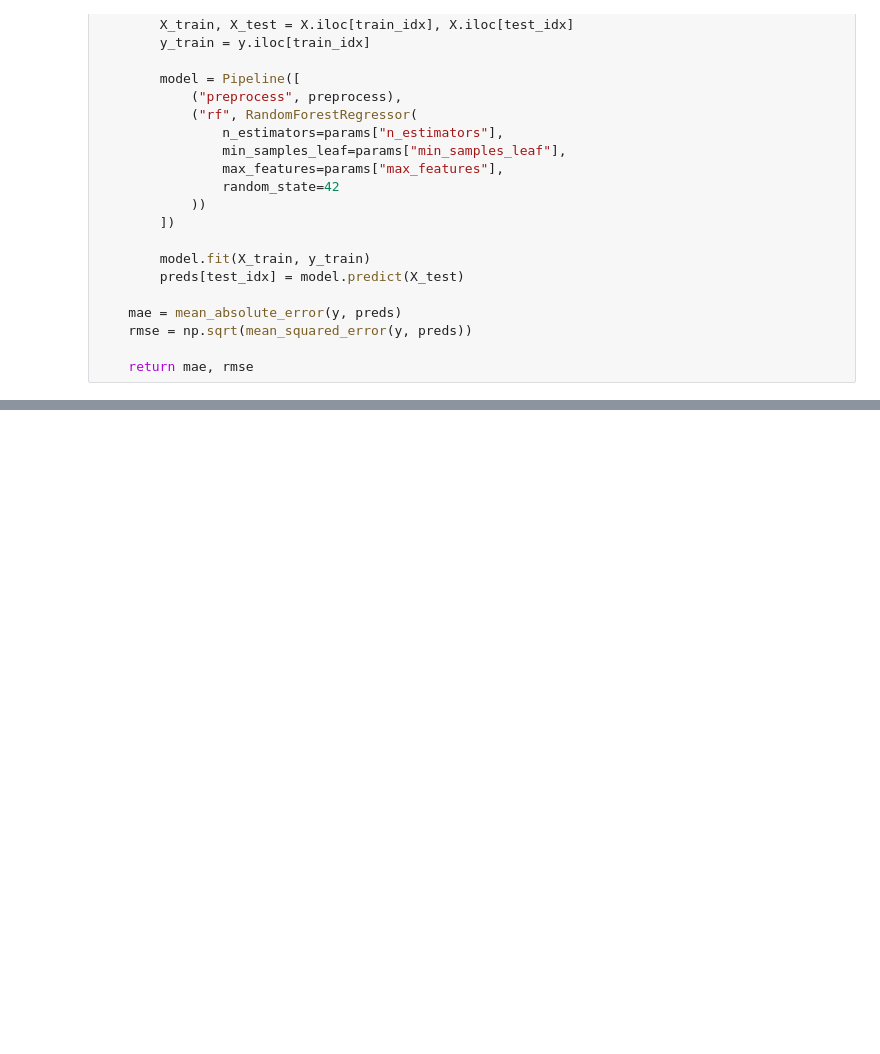
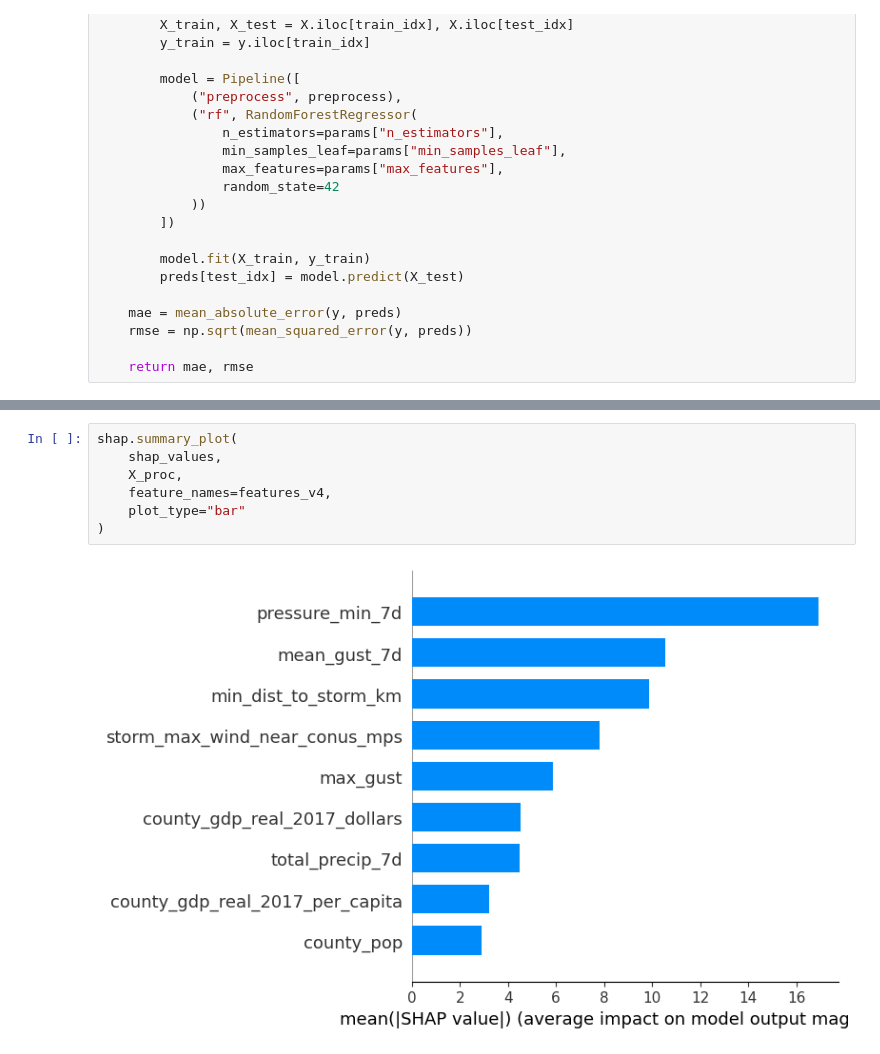
Before and after one commit to lukemccarvill/outage-recovery-forecasting, a Jupyter notebook: python_scripts/RF_v4.ipynb, the cells around one changed output, grey strips where cells are left out. Cells and saved outputs as stored; diff of their text form; blank space fills up the shorter version.

```diff
--- a/python_scripts/RF_v4.ipynb
+++ b/python_scripts/RF_v4.ipynb
@@ -624,0 +834,9 @@ plt.show()
+# %%
+shap.summary_plot(
+    shap_values,
+    X_proc,
+    feature_names=features_v4,
+    plot_type="bar"
+)
+# %% [output]
+[figure, added]
```
Also changed, not shown: parts of 37 cells of this notebook, 3 other files.
